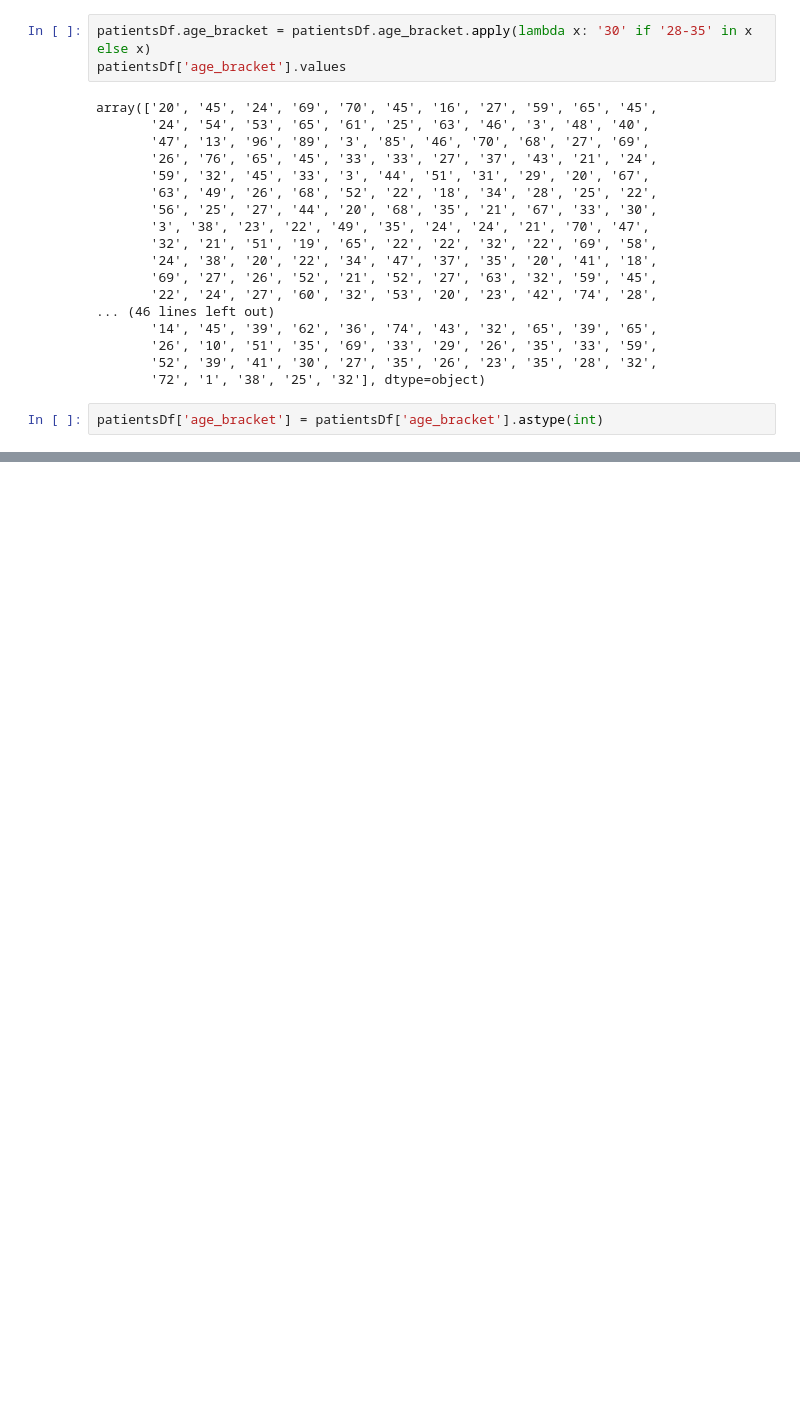
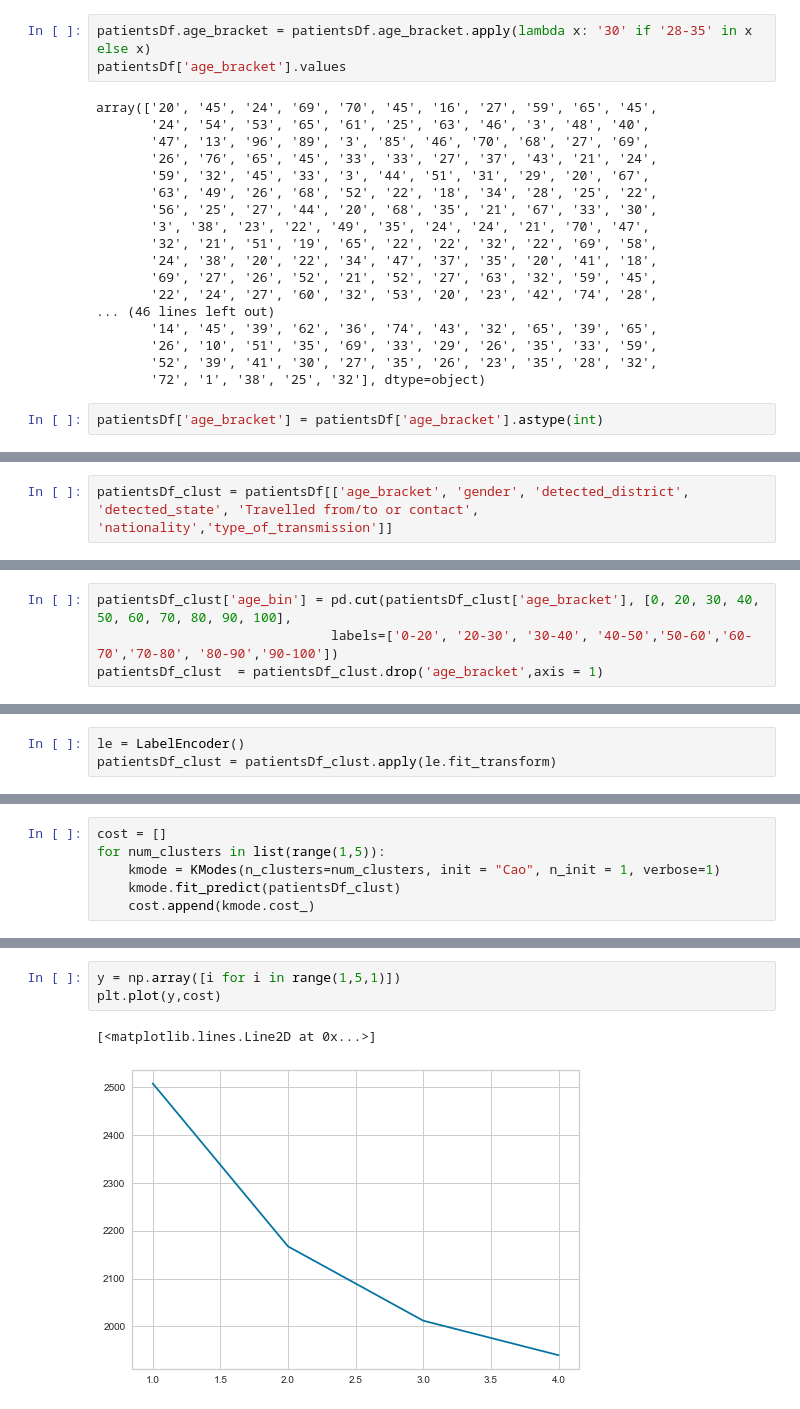
Before and after one commit to rachitjain123/covid19-Probabiity-Prediction, a Jupyter notebook: probability_prediciton.ipynb, the cells around one changed output, grey strips where cells are left out. Saved outputs shown, nothing was run; the diff lists cells and outputs as text; blank space fills up the shorter version.

Commit message:
Added kmodes cluster analysis, made plots

```diff
--- a/probability_prediciton.ipynb
+++ b/probability_prediciton.ipynb
@@ -470,0 +282,2 @@ No 'knee' or 'elbow' point detected, pass `locate_elbow=False` to remove the war
+# %%
+patientsDf_clust = patientsDf[['age_bracket', 'gender', 'detected_district', 'detected_state', 'Travelled from/to or contact', 'nationality','type_of_transmission']]
@@ -470,0 +293,4 @@ No 'knee' or 'elbow' point detected, pass `locate_elbow=False` to remove the war
+# %%
+patientsDf_clust['age_bin'] = pd.cut(patientsDf_clust['age_bracket'], [0, 20, 30, 40, 50, 60, 70, 80, 90, 100],
+                              labels=['0-20', '20-30', '30-40', '40-50','50-60','60-70','70-80', '80-90','90-100'])
+patientsDf_clust  = patientsDf_clust.drop('age_bracket',axis = 1)
@@ -470,0 +326,3 @@ No 'knee' or 'elbow' point detected, pass `locate_elbow=False` to remove the war
+# %%
+le = LabelEncoder()
+patientsDf_clust = patientsDf_clust.apply(le.fit_transform)
@@ -470,0 +410,6 @@ No 'knee' or 'elbow' point detected, pass `locate_elbow=False` to remove the war
+# %%
+cost = []
+for num_clusters in list(range(1,5)):
+    kmode = KModes(n_clusters=num_clusters, init = "Cao", n_init = 1, verbose=1)
+    kmode.fit_predict(patientsDf_clust)
+    cost.append(kmode.cost_)
@@ -470,0 +433,6 @@ No 'knee' or 'elbow' point detected, pass `locate_elbow=False` to remove the war
+# %%
+y = np.array([i for i in range(1,5,1)])
+plt.plot(y,cost)
+# %% [output]
+[<matplotlib.lines.Line2D at 0x...>]
+[figure, added]
```
Also changed, not shown: parts of 62 cells of this notebook.
